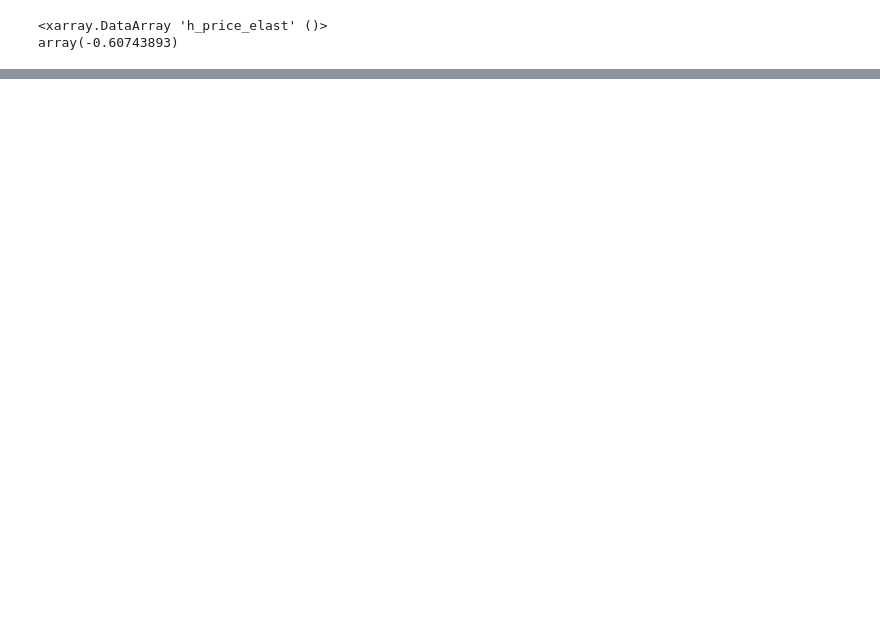
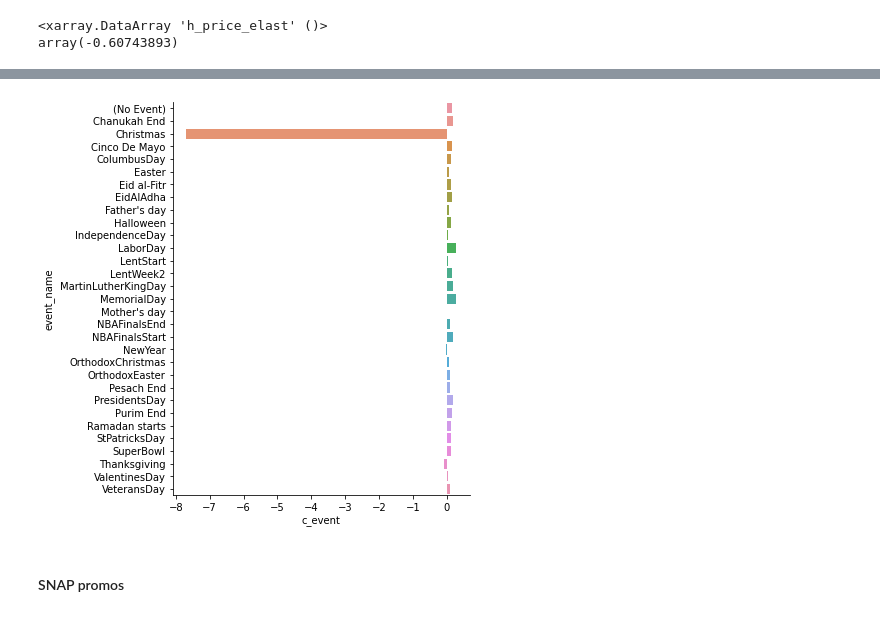
Before and after one commit to NowanIlfideme/m5-competition, a Jupyter notebook: nb/3_Models.ipynb, the cells around one changed output, grey strips where cells are left out. Cells and saved outputs as stored; diff of their text form; code cells hidden in the pictures; blank space fills up the shorter version.

```diff
--- a/nb/3_Models.ipynb
+++ b/nb/3_Models.ipynb
@@ -646,0 +691,3 @@ array(-0.60743893)
+# %%
+event_coefs = ppc_coef["c_event"].mean(dim=["chain", "draw"]).to_series()
+event_coefs.sort_values(ascending=False, key=lambda x: np.abs(x)).head()
@@ -646,0 +702,6 @@ array(-0.60743893)
+# %%
+sns.catplot(y="event_name", x="c_event", data=event_coefs.to_frame().reset_index(), height=6, kind='bar');
+# %% [output]
+[figure, added]
+# %% [markdown]
+#### SNAP promos
```
Also changed, not shown: parts of 28 cells of this notebook.
